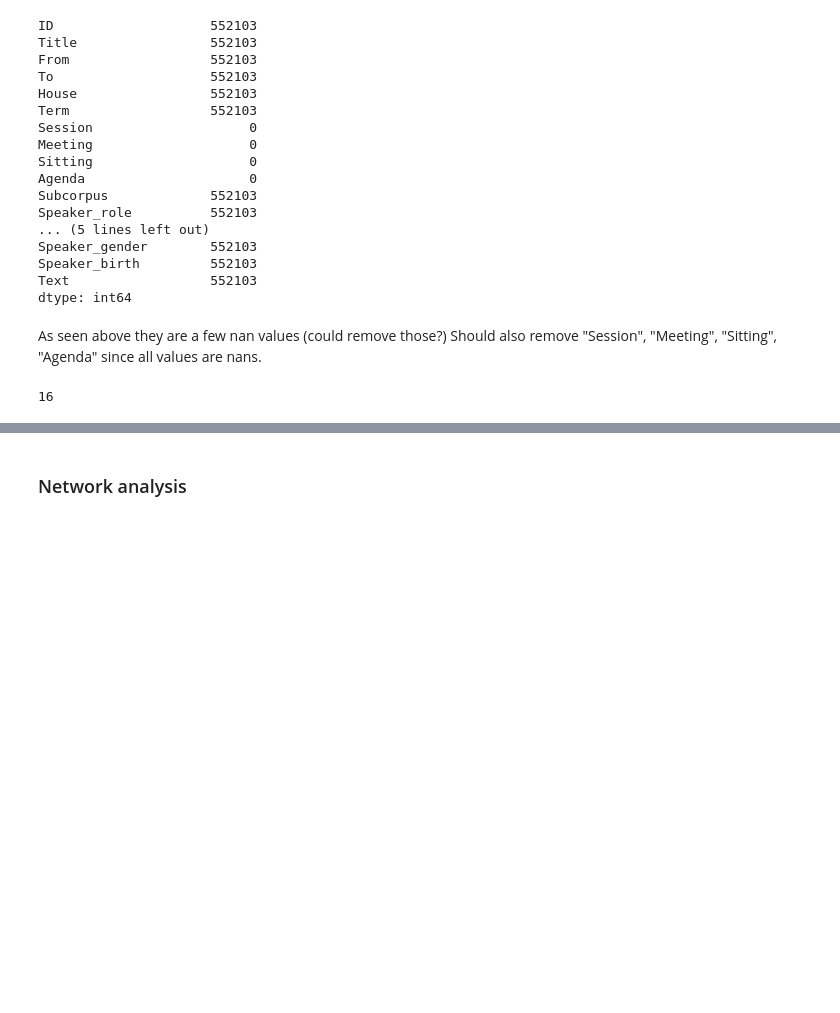
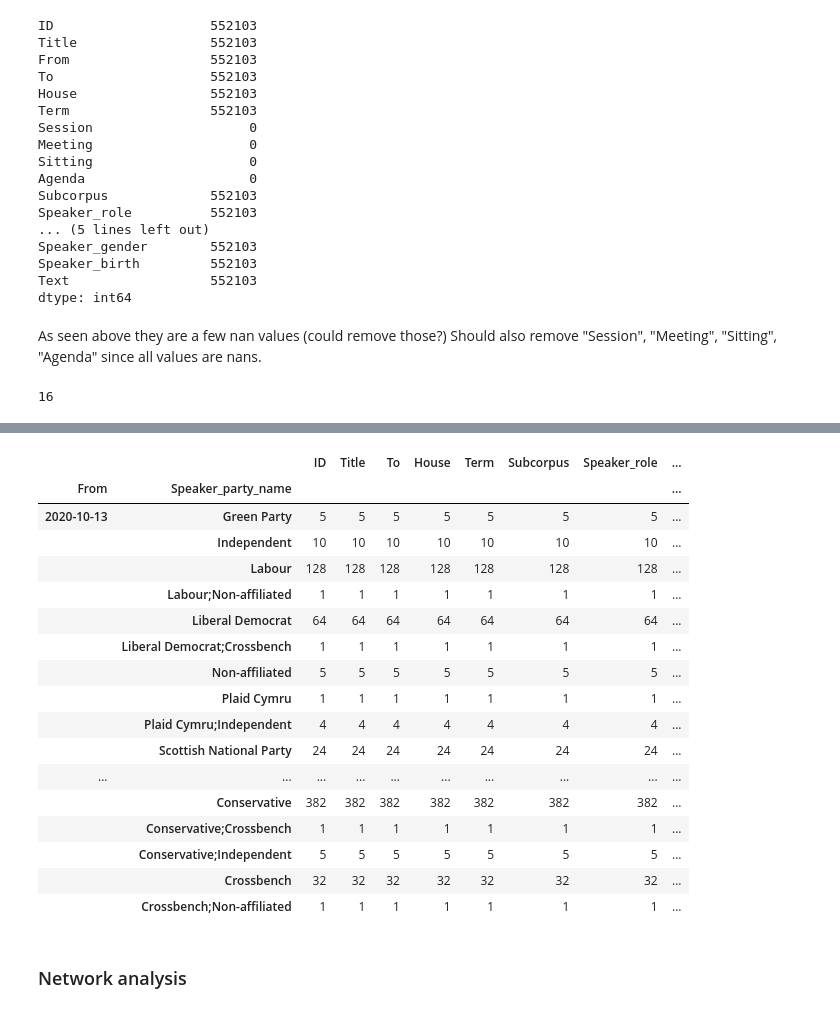
Before and after one commit to DanielHolmelund/Computational-Social-Science-02467, a Jupyter notebook: Project/Preliminary_data_analysis.ipynb, the cells around one changed output, grey strips where cells are left out. Cells and saved outputs as stored; diff of their text form; code cells hidden in the pictures; blank space fills up the shorter version.

```diff
--- a/Project/Preliminary_data_analysis.ipynb
+++ b/Project/Preliminary_data_analysis.ipynb
@@ -50,2 +156,25 @@ ParlaMint.shape[1]
+# %%
+#group.iloc[0:9,:]
+#group["Speaker_party_name"] #.isnull().values.any()
+group.iloc[10000:10050,:]
+# %% [output]
+|  |  | ID | Title | To | House | Term | Subcorpus | Speaker_role | ... |
+| From | Speaker_party_name |  |  |  |  |  |  |  | ... |
+| 2020-10-13 | Green Party | 5 | 5 | 5 | 5 | 5 | 5 | 5 | ... |
+|  | Independent | 10 | 10 | 10 | 10 | 10 | 10 | 10 | ... |
+|  | Labour | 128 | 128 | 128 | 128 | 128 | 128 | 128 | ... |
+|  | Labour;Non-affiliated | 1 | 1 | 1 | 1 | 1 | 1 | 1 | ... |
+|  | Liberal Democrat | 64 | 64 | 64 | 64 | 64 | 64 | 64 | ... |
+|  | Liberal Democrat;Crossbench | 1 | 1 | 1 | 1 | 1 | 1 | 1 | ... |
+|  | Non-affiliated | 5 | 5 | 5 | 5 | 5 | 5 | 5 | ... |
+|  | Plaid Cymru | 1 | 1 | 1 | 1 | 1 | 1 | 1 | ... |
+|  | Plaid Cymru;Independent | 4 | 4 | 4 | 4 | 4 | 4 | 4 | ... |
+|  | Scottish National Party | 24 | 24 | 24 | 24 | 24 | 24 | 24 | ... |
+| ... | ... | ... | ... | ... | ... | ... | ... | ... | ... |
+|  | Conservative | 382 | 382 | 382 | 382 | 382 | 382 | 382 | ... |
+|  | Conservative;Crossbench | 1 | 1 | 1 | 1 | 1 | 1 | 1 | ... |
+|  | Conservative;Independent | 5 | 5 | 5 | 5 | 5 | 5 | 5 | ... |
+|  | Crossbench | 32 | 32 | 32 | 32 | 32 | 32 | 32 | ... |
+|  | Crossbench;Non-affiliated | 1 | 1 | 1 | 1 | 1 | 1 | 1 | ... |
 # %% [markdown]
 ### Network analysis
```
Also changed, not shown: parts of 15 cells of this notebook, 1 other file.
